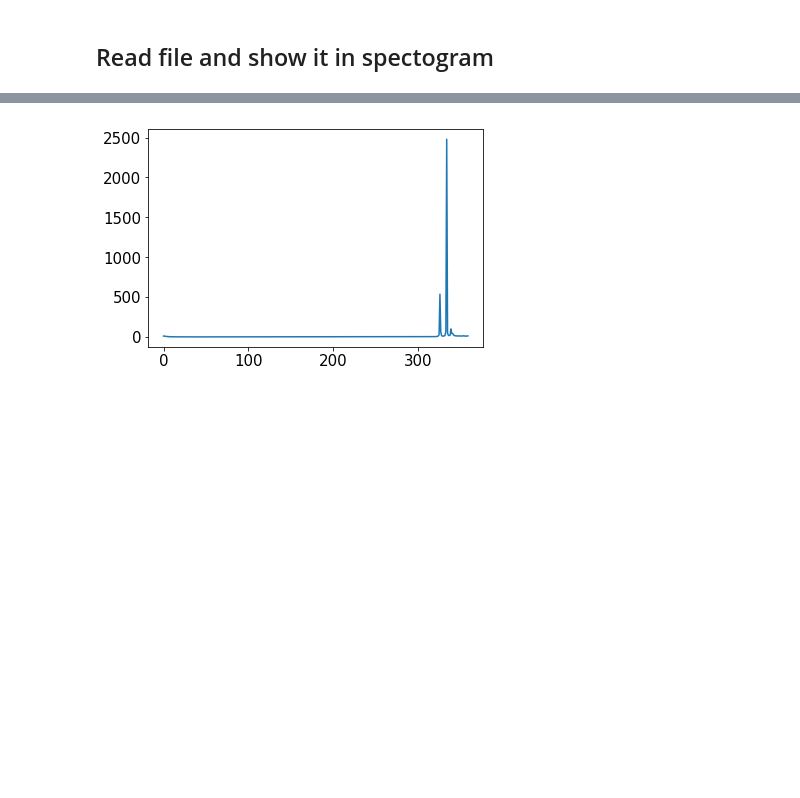
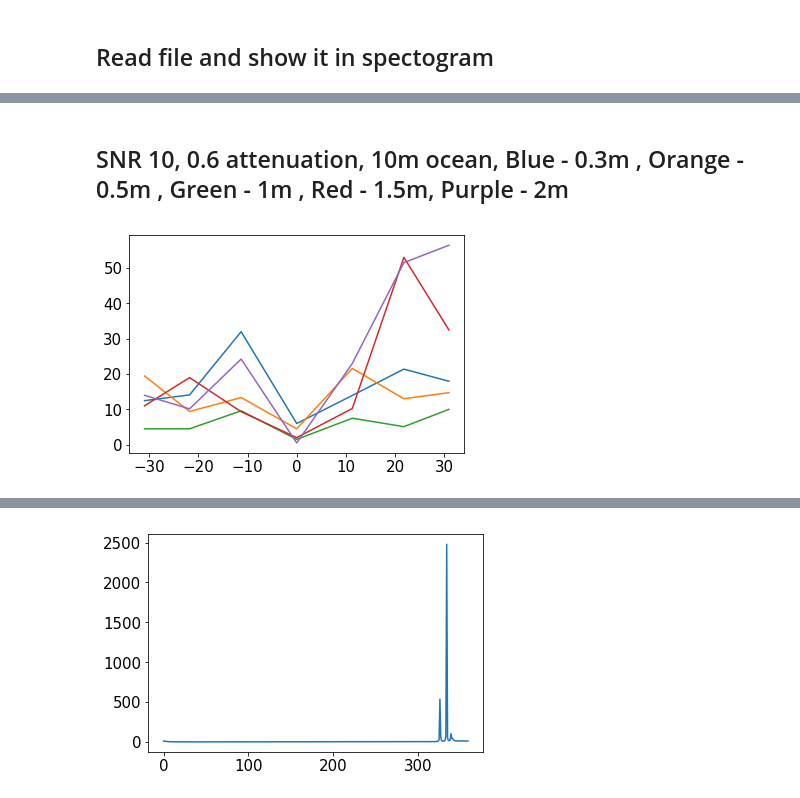
Before and after one commit to mosheman5/deep_voice, a Jupyter notebook: DOA_evaluation/pyroomdoa.ipynb, the cells around one changed output, grey strips where cells are left out. Cells and saved outputs as stored; diff of their text form; code cells hidden in the pictures; blank space fills up the shorter version.

```diff
--- a/DOA_evaluation/pyroomdoa.ipynb
+++ b/DOA_evaluation/pyroomdoa.ipynb
@@ -149,8 +118,10 @@ array([[  4.96375653, 355.03624347],
 # %%
+error_dict = dict()
 for s_depth in ang_error.keys():
     error_list = np.array(ang_error[s_depth])
     error_list_fliped = 360-error_list
     error_list = np.min(np.concatenate((error_list.reshape(-1,1), error_list_fliped.reshape(-1,1)), axis=1), axis=1)
 
+    error_dict[180*np.arctan((s_depth-5)/5.)/np.pi] = error_list.mean()
     print(s_depth, error_list.mean())
 # %% [output]
@@ -163,0 +179,18 @@ for s_depth in ang_error.keys():
+# %% [markdown]
+## SNR 10, 0.6 attenuation, 10m ocean, Blue - 0.3m , Orange - 0.5m , Green - 1m , Red - 1.5m, Purple - 2m
+# %%
+for length in ang_error_per_length.keys():
+    error_dict = dict()
+    for s_depth in ang_error.keys():
+        error_list = np.array(ang_error_per_length[length][s_depth])
+        error_list_fliped = 360-error_list
+        error_list = np.min(np.concatenate((error_list.reshape(-1,1), error_list_fliped.reshape(-1,1)), axis=1), axis=1)
+
+        error_dict[180*np.arctan((s_depth-5)/5.)/np.pi] = error_list.mean()
+
+    error_df = pd.DataFrame.from_dict(error_dict, orient='index').reset_index()
+    plt.plot(error_df.iloc[:,0].values, error_df.iloc[:,1].values)
+
+plt.show()
+# %% [output]
+[figure, added]
```
Also changed, not shown: parts of 12 cells of this notebook.
